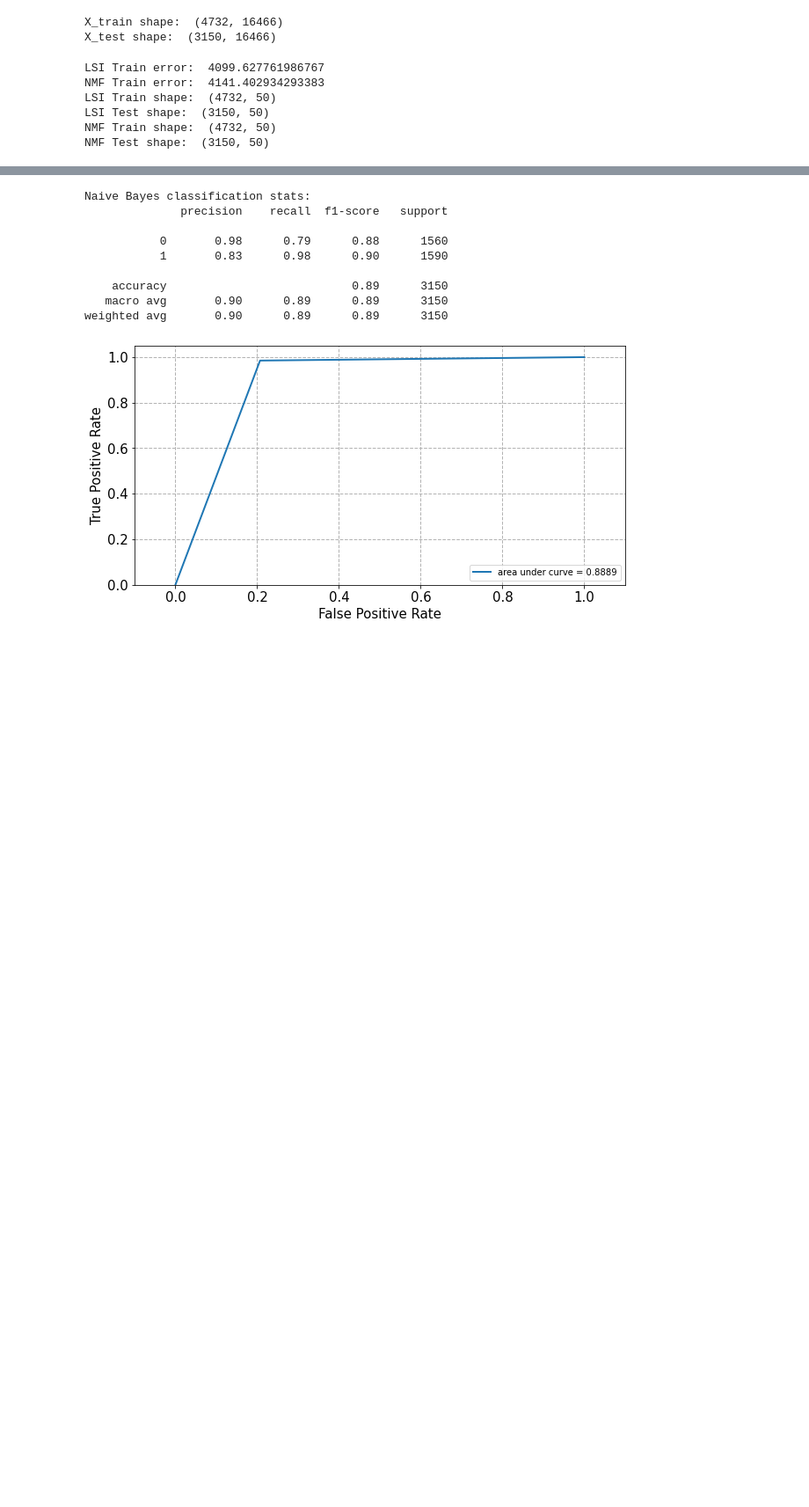
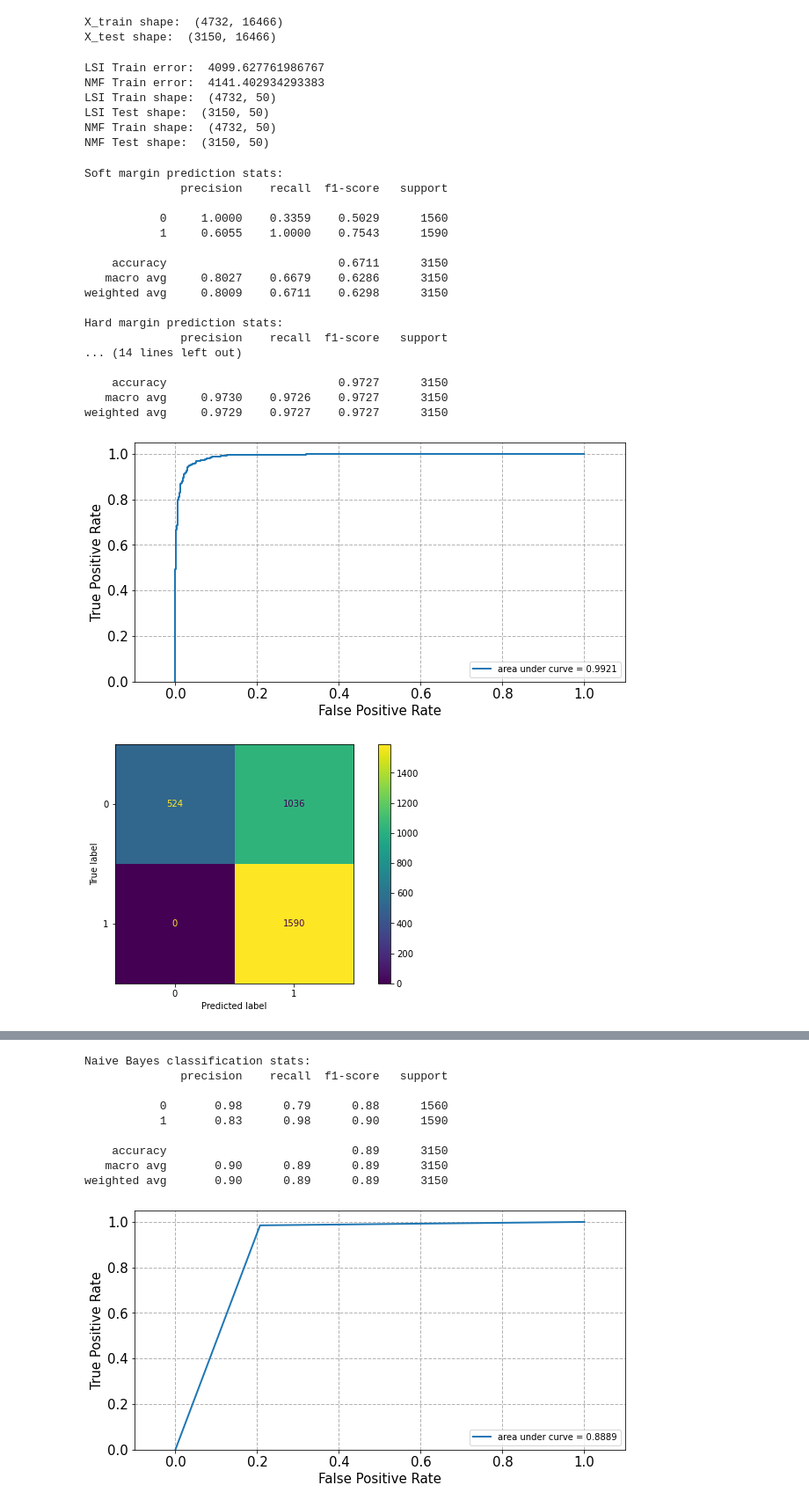
Before and after one commit to ztucker4/ECE219_Winter2021, a Jupyter notebook: Project_1/Project1.ipynb, the cells around one changed output, grey strips where cells are left out. Shown: that part at 88% size. Drawn from its saved outputs; the diff is of its cells as text; code cells hidden in the pictures; blank space fills up the shorter version.

```diff
--- a/Project_1/Project1.ipynb
+++ b/Project_1/Project1.ipynb
@@ -149,13 +149,15 @@ for i in range(len(test_targets_bin)):
 
 #Train hard and soft margin SVCs - using LSI data per instructions - then get stats
 soft_margin_SVC = LinearSVC(C=0.0001,max_iter=90000).fit(X_train_lsi, train_targets_bin)
+soft_margin_prediction_func = soft_margin_SVC.decision_function(X_test_lsi)
 soft_margin_prediction = soft_margin_SVC.predict(X_test_lsi)
 
 hard_margin_SVC = LinearSVC(C=1000,max_iter=90000).fit(X_train_lsi, train_targets_bin)
+hard_margin_prediction_func = hard_margin_SVC.decision_function(X_test_lsi)
 hard_margin_prediction = hard_margin_SVC.predict(X_test_lsi)
 
-fpr_soft, tpr_soft, thresholds_soft = metrics.roc_curve(test_targets_bin, soft_margin_prediction, pos_label=1)
-fpr_hard, tpr_hard, thresholds_hard = metrics.roc_curve(test_targets_bin, hard_margin_prediction, pos_label=1)
+fpr_soft, tpr_soft, thresholds_soft = metrics.roc_curve(test_targets_bin, soft_margin_prediction_func, pos_label=1)
+fpr_hard, tpr_hard, thresholds_hard = metrics.roc_curve(test_targets_bin, hard_margin_prediction_func, pos_label=1)
 
 #I stole this helper function from the discussion notebook!
 def plot_roc(fpr, tpr):
@@ -187,31 +189,52 @@ plot_roc(fpr_hard,tpr_hard)
 metrics.plot_confusion_matrix(hard_margin_SVC, X_test_lsi, test_targets_bin)
 print("Hard margin prediction stats:")
 print(metrics.classification_report(test_targets_bin,hard_margin_prediction,digits=4))
 
 #hard margin is much better than soft!
 
 #Part 2!
 def find_best_gamma(ks):
     best_k = -100
     best_acc = 0
     for i in ks:
         k_SVC = LinearSVC(C=10**i,max_iter=90000).fit(X_train_lsi, train_targets_bin)
         k_prediction = k_SVC.predict(X_test_lsi)
         scores = metrics.confusion_matrix(test_targets_bin,k_prediction)
         acc = (scores[0][0]+ scores[1][1])/(scores[0][0]+ scores[0][1] + scores[1][0]+ scores[1][1])
         if acc > best_acc:
             best_k = i
             best_acc = acc
     return best_k
 
 
 k = find_best_gamma([-3,-2,-1,0,1,2,3])
 print("my best gamma is 10^" + str(k))
 #recalculate model w/best k and report stats
 optimal_SVC = LinearSVC(C=10**k,max_iter=50000).fit(X_train_lsi, train_targets_bin)
+optimal_prediction_func = optimal_SVC.decision_function(X_test_lsi)
 optimal_prediction = optimal_SVC.predict(X_test_lsi)
-fpr_opt, tpr_opt, thresholds_opt = metrics.roc_curve(test_targets_bin, optimal_prediction, pos_label=1)
+fpr_opt, tpr_opt, thresholds_opt = metrics.roc_curve(test_targets_bin, optimal_prediction_func, pos_label=1)
 plot_roc(fpr_opt,tpr_opt)
 metrics.plot_confusion_matrix(optimal_SVC, X_test_lsi, test_targets_bin)
 print("Optimal prediction stats:")
 print(metrics.classification_report(test_targets_bin,optimal_prediction,digits=4))
+# %% [output]
+Soft margin prediction stats:
+              precision    recall  f1-score   support
+
+           0     1.0000    0.3359    0.5029      1560
+           1     0.6055    1.0000    0.7543      1590
+
+    accuracy                         0.6711      3150
+   macro avg     0.8027    0.6679    0.6286      3150
+weighted avg     0.8009    0.6711    0.6298      3150
+
+Hard margin prediction stats:
+              precision    recall  f1-score   support
+... (14 lines left out)
+
+    accuracy                         0.9727      3150
+   macro avg     0.9730    0.9726    0.9727      3150
+weighted avg     0.9729    0.9727    0.9727      3150
+[figure, added]
+[figure, added]
```
Also changed, not shown: parts of 6 cells of this notebook.
